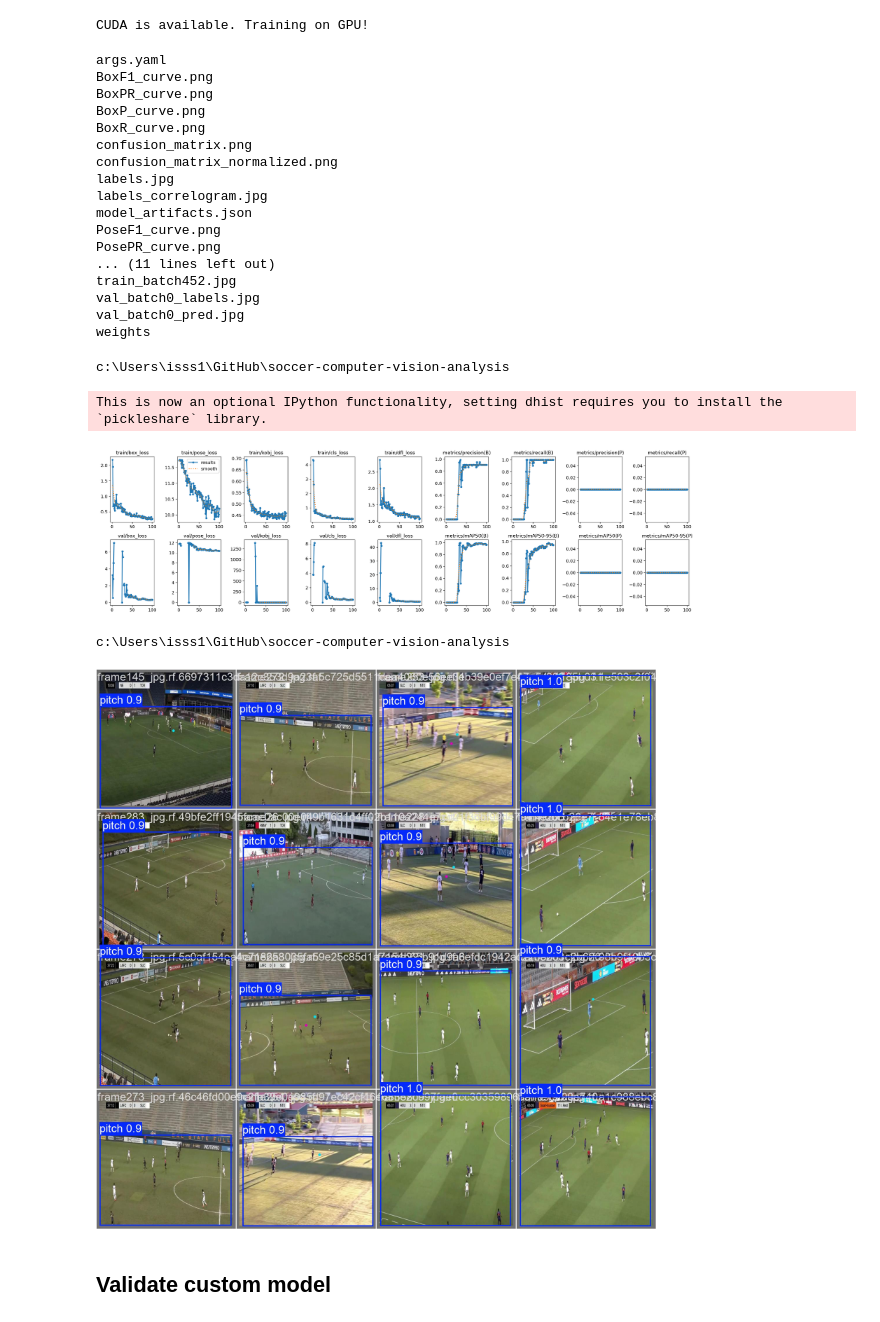
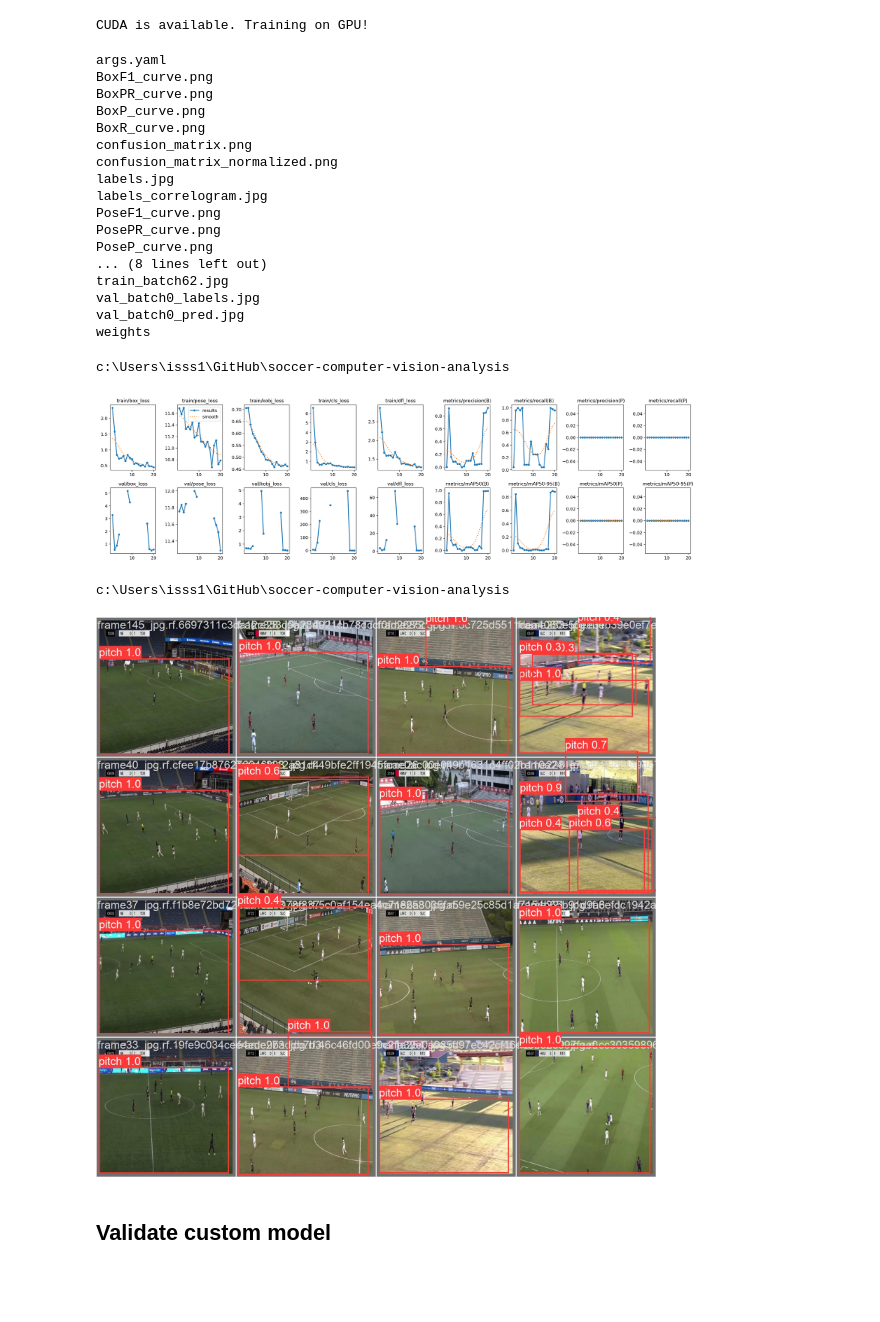
Before and after one commit to Isss11/soccer-computer-vision-analysis, a Jupyter notebook: train_pitch_keypoint_detector.ipynb, the cells around one changed output. Saved outputs shown, nothing was run; the diff lists cells and outputs as text; code cells hidden in the pictures; blank space fills up the shorter version.

```diff
--- a/train_pitch_keypoint_detector.ipynb
+++ b/train_pitch_keypoint_detector.ipynb
@@ -140,7 +162,7 @@ CUDA is available. Training on GPU!
 import os
 
 home = os.getcwd()  # Get the HOME environment variable
-directory = os.path.join(home, "runs/pose/train2")  # Construct the path
+directory = os.path.join(home, "runs/pose/train6")  # Construct the path
 
 # List all files and directories in the specified directory
 files = os.listdir(directory)
@@ -157,27 +179,26 @@ confusion_matrix.png
 confusion_matrix_normalized.png
 labels.jpg
 labels_correlogram.jpg
-model_artifacts.json
 PoseF1_curve.png
 PosePR_curve.png
-... (11 lines left out)
-train_batch452.jpg
+PoseP_curve.png
+... (8 lines left out)
+train_batch62.jpg
 val_batch0_labels.jpg
 val_batch0_pred.jpg
 weights
 # %%
 %cd {HOME}
-Image(filename=f'{HOME}/runs/pose/train2/results.png', width=600)
+Image(filename=f'{HOME}/runs/pose/train6/results.png', width=600)
 # %% [output]
 c:\Users\isss1\GitHub\soccer-computer-vision-analysis
-This is now an optional IPython functionality, setting dhist requires you to install the `pickleshare` library.
-[figure, old version]
+[figure, new version]
 # %%
 %cd {HOME}
-Image(filename=f'{HOME}/runs/pose/train2/val_batch0_pred.jpg', width=600)
+Image(filename=f'{HOME}/runs/pose/train6/val_batch0_pred.jpg', width=600)
 # %% [output]
 c:\Users\isss1\GitHub\soccer-computer-vision-analysis
-[figure, old version]
+[figure, new version]
 # %% [markdown]
 ## Validate custom model
 # %%
```
Also changed, not shown: parts of 8 cells of this notebook, 1 other file.
